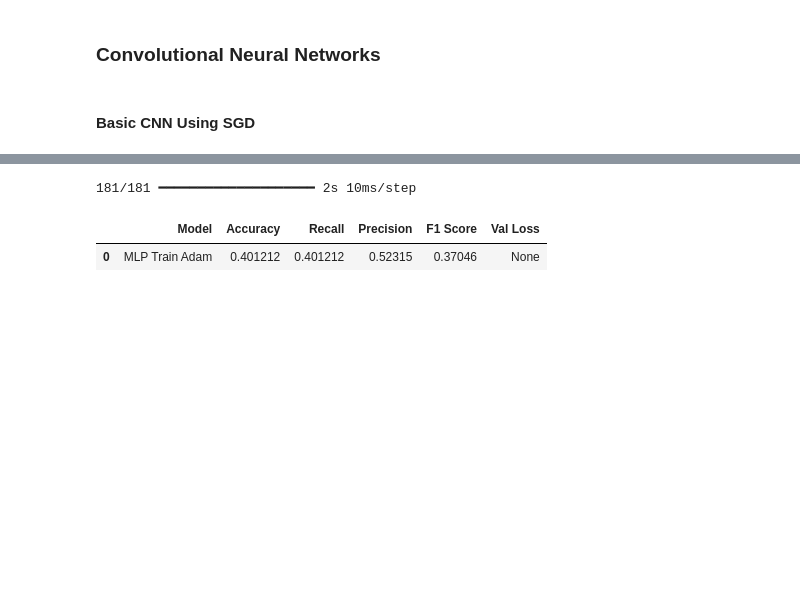
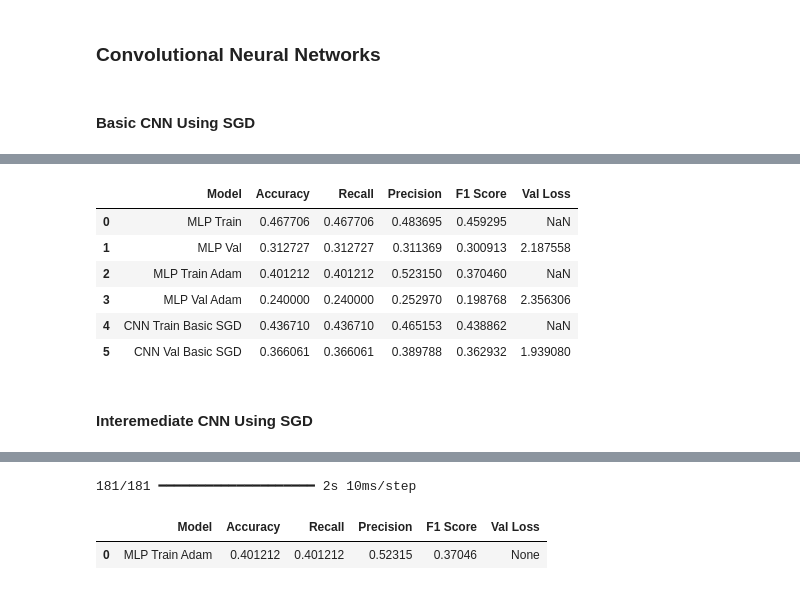
Before and after one commit to xinaxm4/Group1_Assignment, a Jupyter notebook: AI_Homework_2.ipynb, the cells around one changed output, grey strips where cells are left out. Cells and saved outputs as stored; diff of their text form; code cells hidden in the pictures; blank space fills up the shorter version.

```diff
--- a/AI_Homework_2.ipynb
+++ b/AI_Homework_2.ipynb
@@ -466,0 +489,13 @@ Epoch 100/100
+# %%
+# 8. Printing all model results
+display(model_results)
+# %% [output]
+|  | Model | Accuracy | Recall | Precision | F1 Score | Val Loss |
+| 0 | MLP Train | 0.467706 | 0.467706 | 0.483695 | 0.459295 | NaN |
+| 1 | MLP Val | 0.312727 | 0.312727 | 0.311369 | 0.300913 | 2.187558 |
+| 2 | MLP Train Adam | 0.401212 | 0.401212 | 0.523150 | 0.370460 | NaN |
+| 3 | MLP Val Adam | 0.240000 | 0.240000 | 0.252970 | 0.198768 | 2.356306 |
+| 4 | CNN Train Basic SGD | 0.436710 | 0.436710 | 0.465153 | 0.438862 | NaN |
+| 5 | CNN Val Basic SGD | 0.366061 | 0.366061 | 0.389788 | 0.362932 | 1.939080 |
+# %% [markdown]
+#### Interemediate CNN Using SGD
```
Also changed, not shown: parts of 5 cells of this notebook.
